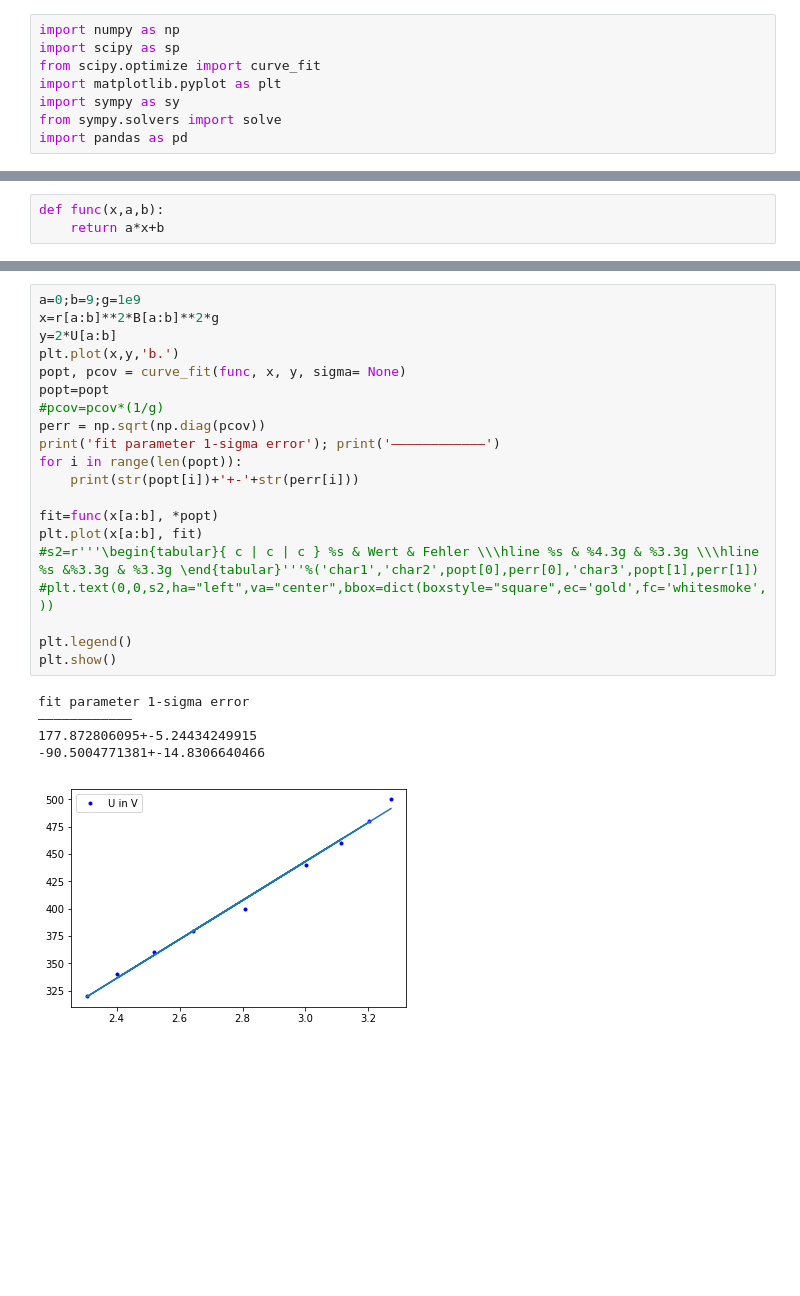
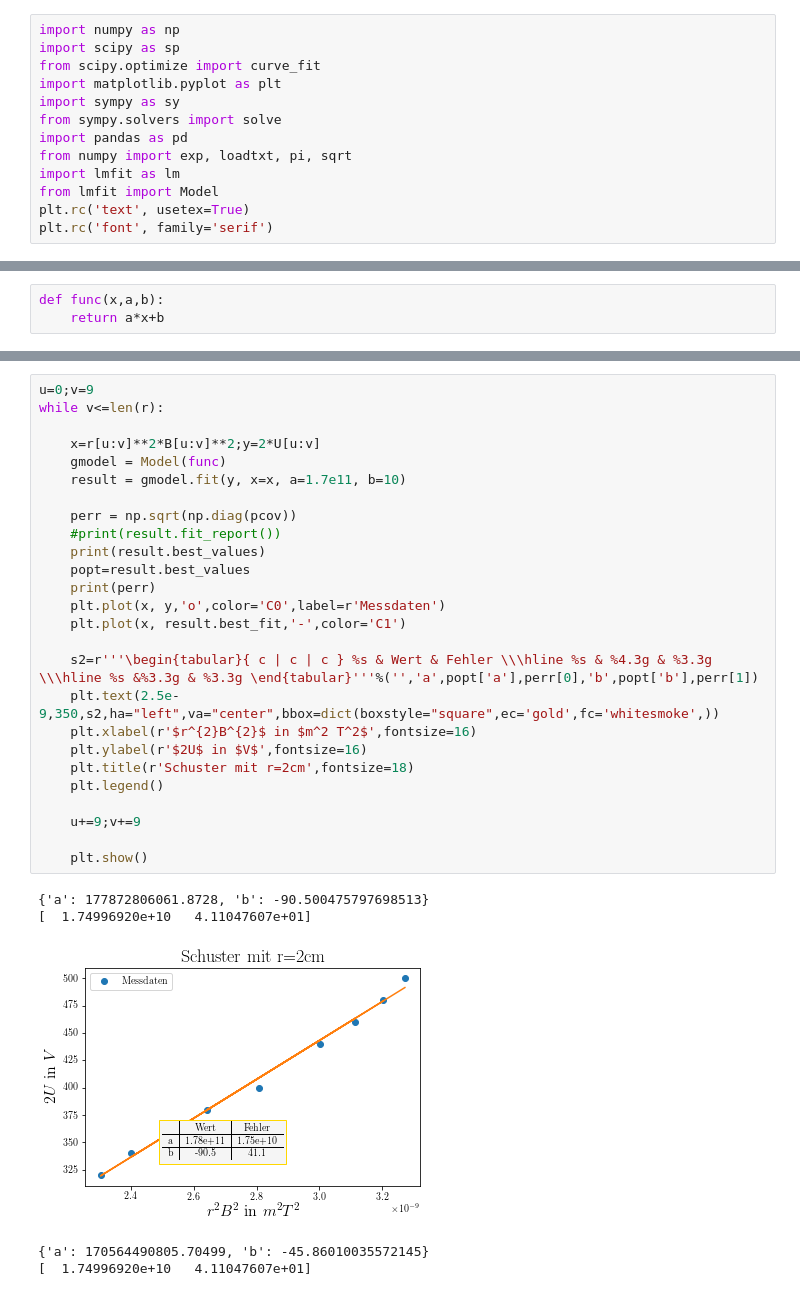
Before and after one commit to zuinet/Spezifische-Ladung-e-, a Jupyter notebook: Spez_Ladung.ipynb, the cells around one changed output, grey strips where cells are left out. Saved outputs shown, nothing was run; the diff lists cells and outputs as text; blank space fills up the shorter version.

Commit message:
lmfit

```diff
--- a/Spez_Ladung.ipynb
+++ b/Spez_Ladung.ipynb
@@ -6,6 +6,11 @@ import matplotlib.pyplot as plt
 import sympy as sy
 from sympy.solvers import solve
 import pandas as pd
+from numpy import exp, loadtxt, pi, sqrt
+import lmfit as lm
+from lmfit import Model
+plt.rc('text', usetex=True)
+plt.rc('font', family='serif')
 # %%
 df1=pd.DataFrame.from_csv('A2_Schuster.csv',sep=';',encoding='utf-8')
 #df1 #Zeigt dir die Tabelle an
@@ -77,26 +43,32 @@ while b<=len(U):
 # %%
-a=0;b=9;g=1e9
-x=r[a:b]**2*B[a:b]**2*g
-y=2*U[a:b]
-plt.plot(x,y,'b.')
-popt, pcov = curve_fit(func, x, y, sigma= None)
-popt=popt
-#pcov=pcov*(1/g)
-perr = np.sqrt(np.diag(pcov))
-print('fit parameter 1-sigma error'); print('———————————–')
-for i in range(len(popt)):
-    print(str(popt[i])+'+-'+str(perr[i]))
+u=0;v=9
+while v<=len(r):
 
-fit=func(x[a:b], *popt)
-plt.plot(x[a:b], fit)
-#s2=r'''\begin{tabular}{ c | c | c } %s & Wert & Fehler \\\hline %s & %4.3g & %3.3g \\\hline %s &%3.3g & %3.3g \end{tabular}'''%('char1','char2',popt[0],perr[0],'char3',popt[1],perr[1])
-#plt.text(0,0,s2,ha="left",va="center",bbox=dict(boxstyle="square",ec='gold',fc='whitesmoke',))
+    x=r[u:v]**2*B[u:v]**2;y=2*U[u:v]
+    gmodel = Model(func)
+    result = gmodel.fit(y, x=x, a=1.7e11, b=10)
 
-plt.legend()
-plt.show()
+    perr = np.sqrt(np.diag(pcov))
+    #print(result.fit_report())
+    print(result.best_values)
+    popt=result.best_values
+    print(perr)
+    plt.plot(x, y,'o',color='C0',label=r'Messdaten')
+    plt.plot(x, result.best_fit,'-',color='C1')
+
+    s2=r'''\begin{tabular}{ c | c | c } %s & Wert & Fehler \\\hline %s & %4.3g & %3.3g \\\hline %s &%3.3g & %3.3g \end{tabular}'''%('','a',popt['a'],perr[0],'b',popt['b'],perr[1])
+    plt.text(2.5e-9,350,s2,ha="left",va="center",bbox=dict(boxstyle="square",ec='gold',fc='whitesmoke',))
+    plt.xlabel(r'$r^{2}B^{2}$ in $m^2 T^2$',fontsize=16)
+    plt.ylabel(r'$2U$ in $V$',fontsize=16)
+    plt.title(r'Schuster mit r=2cm',fontsize=18)
+    plt.legend()
+
+    u+=9;v+=9
+
+    plt.show()
 # %% [output]
-fit parameter 1-sigma error
-———————————–
-177.872806095+-5.24434249915
--90.5004771381+-14.8306640466
+{'a': 177872806061.8728, 'b': -90.500475797698513}
+[  1.74996920e+10   4.11047607e+01]
-[figure, old version]
+[figure, new version]
+{'a': 170564490805.70499, 'b': -45.86010035572145}
+[  1.74996920e+10   4.11047607e+01]
```
Also changed, not shown: parts of 3 cells of this notebook.
